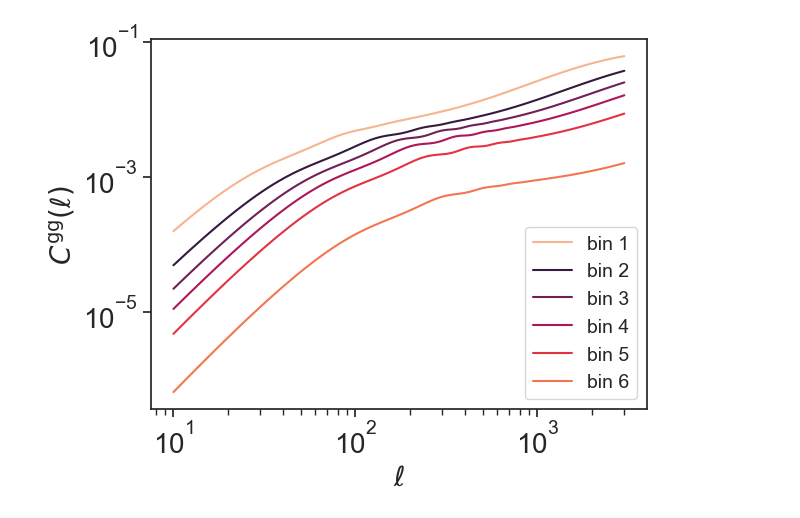
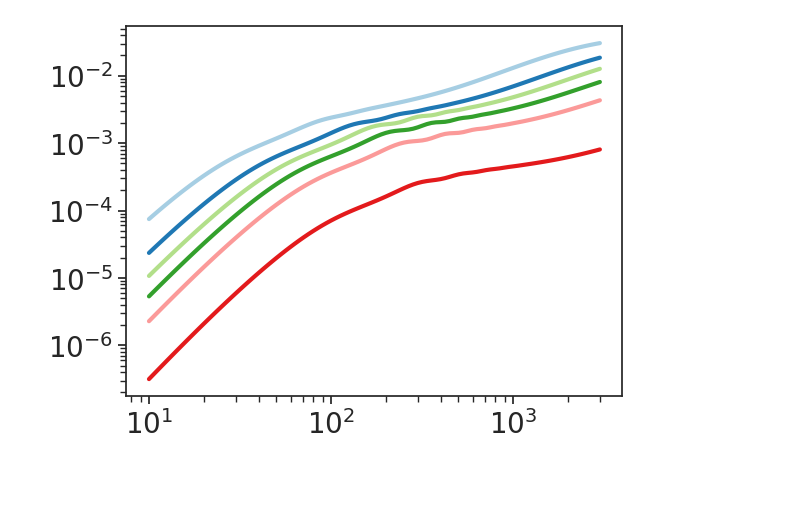
Before and after one commit to cloe-org/cloelib, a Jupyter notebook: notebooks/observables/photo.ipynb, the cells around one changed output. Saved outputs shown, nothing was run; the diff lists cells and outputs as text; code cells hidden in the pictures; blank space fills up the shorter version.

```diff
--- a/notebooks/observables/photo.ipynb
+++ b/notebooks/observables/photo.ipynb
@@ -72,10 +65,11 @@ for key in dndz_she.keys():
     dndz_she_norm[key] = dndz_she[key] / integrate.trapezoid(
                         dndz_she[key], z_she)
 
-# Let's sample internally the n(z) we want and we return an array (move to euclidlib even NT complains)
+
+
 my_dndz_pos = np.vstack(list(dndz_pos_norm.values()))
-myz = np.linspace(1e-3, 3., 256)
-my_dndz_pos_norm = np.zeros([6, 256])
+myz = np.linspace(1e-3, 3., 300)
+my_dndz_pos_norm = np.zeros([6, 300])
 for i in range(6):
     my_dndz_pos_norm[i,:] = np.interp(myz, z_pos, my_dndz_pos[i,:])
 # %%
@@ -112,13 +106,9 @@ Omb = 0.04902591806322532
 w = -1
 wa = 0
 
-#background = JAXBackground(H0=H0,Omc=Omc,Omb=Omb, w=w, wa=wa, sigma8=sigma8, Omk = 0.0, ns = 0.96, gamma_MG = 0.545)
-background_jax = JAXBackground(67.74, 0.0486, 0.2589, 0.0, 0.8159, 2e-9, 0.9667, -1.0, 0.0, 0.55)
-background_camb = CAMBBackground(H0=H0,Omc=Omc,Omb=Omb, w=w, wa=wa, sigma8=sigma8, Omk = 0.0, ns = 0.96, As = 2e-9, gamma_MG = 0.545)
+#background = JAXBackground(H0=H0,Omc=Omc,Omb=Omb, w=w, wa=wa, As = 3, sigma8=sigma8, Omk = 0.0, ns = 0.96, gamma_MG = 0.545)
+background = JAXBackground(67.74, 0.0486, 0.2589, 0.0, 3.0, 0.9667, -1.0, 0.0, 0.8159, 0.55)
 # %%
 # Initialize Linear and NonLinearPerturbations
-
-redshifts=myz
-
-linear_pert = JAXLinearPerturbations(background_jax) #CAMBLinearPerturbations(background_camb, redshifts=myz)#JAXLinearPerturbations(background_jax)
+linear_pert = JAXLinearPerturbations(background)
 nonlinear_pert = JAXNonLinearPerturbations(linear_pert)
@@ -176,10 +148,10 @@ cl = twopt.get_Cl()
+# %%
+Cl_GG = AngularTwoPoint(tracer_pos, tracer_pos).get_Cl()
+Cl_GL = AngularTwoPoint(tracer_pos, tracer_she).get_Cl()
+Cl_LL = AngularTwoPoint(tracer_she, tracer_she).get_Cl()
 # %%
 ell_range = np.logspace(1., np.log10(3000), 100)
-
-for i in range(len(dndz_pos.keys())):
-    plt.loglog(ell_range, (2*ell_range+1)*ell_range*cl[:,i,i], color=sns.color_palette("rocket", len(dndz_pos.keys()))[i-1], linewidth=1.5, label = 'bin {}'.format(i+1))
-plt.xlabel(r'$\ell$')
-plt.ylabel(r'$C^{\rm gg}(\ell)$');
-plt.legend(fontsize=14);
+for i in range(6):
+    plt.loglog(ell_range, ell_range*ell_range*Cl_GG[:,i,i])
 # %% [output]
-[figure, old version]
+[figure, new version]
```
Also changed, not shown: parts of 11 cells of this notebook, 1 other file.
